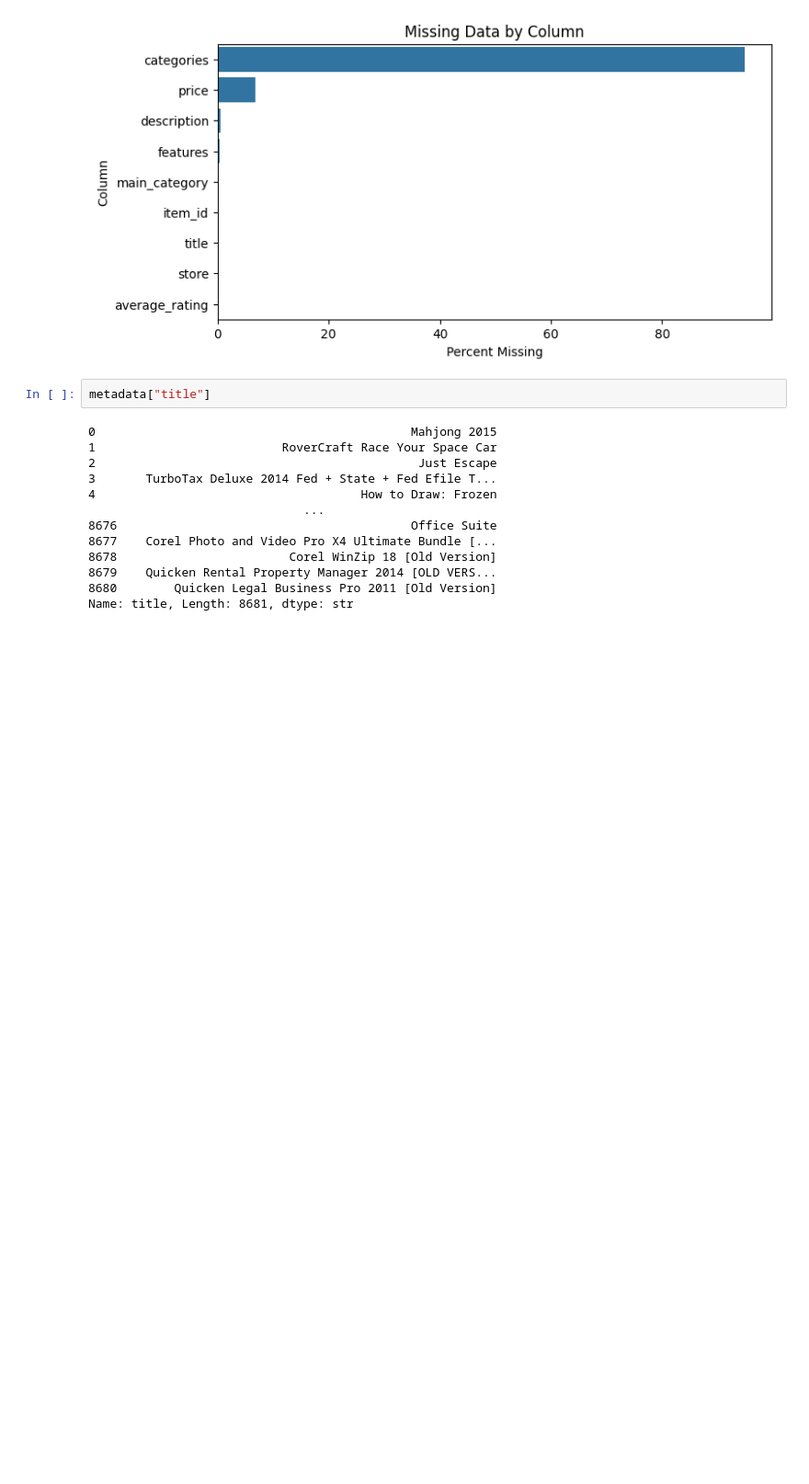
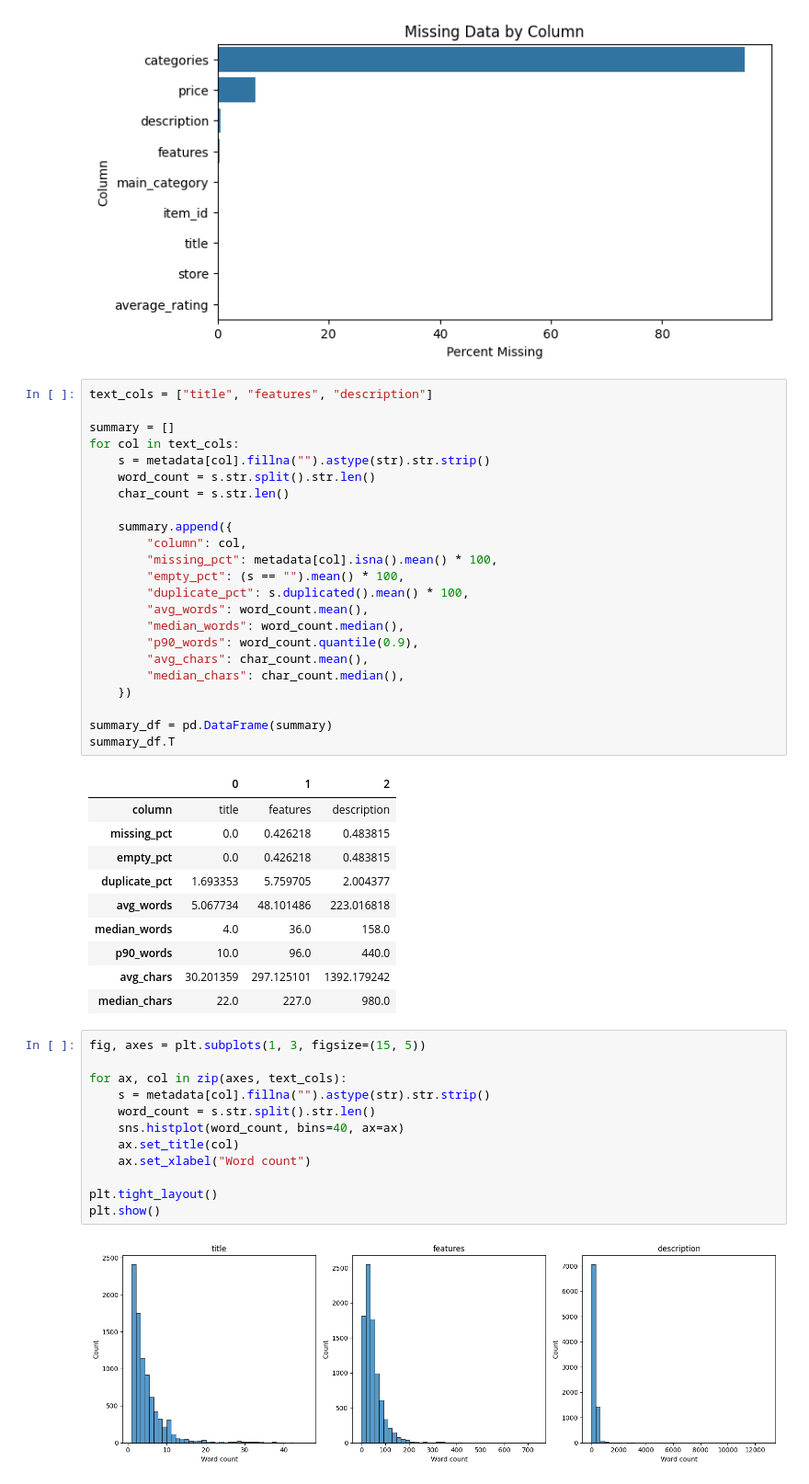
Before and after one commit to andrewscoding2018/ecs172-recommender-systems, a Jupyter notebook: assignment1/ranking.ipynb, the cells around one changed output. Shown at 92% size. Drawn from its saved outputs; the diff is of its cells as text; blank space fills up the shorter version.

```diff
--- a/assignment1/ranking.ipynb
+++ b/assignment1/ranking.ipynb
@@ -75,17 +75,50 @@ plt.show()
 # %% [output]
 [figure]
 # %%
-metadata["title"]
+text_cols = ["title", "features", "description"]
+
+summary = []
+for col in text_cols:
+    s = metadata[col].fillna("").astype(str).str.strip()
+    word_count = s.str.split().str.len()
+    char_count = s.str.len()
+
+    summary.append({
+        "column": col,
+        "missing_pct": metadata[col].isna().mean() * 100,
+        "empty_pct": (s == "").mean() * 100,
+        "duplicate_pct": s.duplicated().mean() * 100,
+        "avg_words": word_count.mean(),
+        "median_words": word_count.median(),
+        "p90_words": word_count.quantile(0.9),
+        "avg_chars": char_count.mean(),
+        "median_chars": char_count.median(),
+    })
+
+summary_df = pd.DataFrame(summary)
+summary_df.T
 # %% [output]
-0                                            Mahjong 2015
-1                          RoverCraft Race Your Space Car
-2                                             Just Escape
-3       TurboTax Deluxe 2014 Fed + State + Fed Efile T...
-4                                     How to Draw: Frozen
-                              ...
-8676                                         Office Suite
-8677    Corel Photo and Video Pro X4 Ultimate Bundle [...
-8678                        Corel WinZip 18 [Old Version]
-8679    Quicken Rental Property Manager 2014 [OLD VERS...
-8680        Quicken Legal Business Pro 2011 [Old Version]
-Name: title, Length: 8681, dtype: str
+|  | 0 | 1 | 2 |
+| column | title | features | description |
+| missing_pct | 0.0 | 0.426218 | 0.483815 |
+| empty_pct | 0.0 | 0.426218 | 0.483815 |
+| duplicate_pct | 1.693353 | 5.759705 | 2.004377 |
+| avg_words | 5.067734 | 48.101486 | 223.016818 |
+| median_words | 4.0 | 36.0 | 158.0 |
+| p90_words | 10.0 | 96.0 | 440.0 |
+| avg_chars | 30.201359 | 297.125101 | 1392.179242 |
+| median_chars | 22.0 | 227.0 | 980.0 |
+# %%
+fig, axes = plt.subplots(1, 3, figsize=(15, 5))
+
+for ax, col in zip(axes, text_cols):
+    s = metadata[col].fillna("").astype(str).str.strip()
+    word_count = s.str.split().str.len()
+    sns.histplot(word_count, bins=40, ax=ax)
+    ax.set_title(col)
+    ax.set_xlabel("Word count")
+
+plt.tight_layout()
+plt.show()
+# %% [output]
+[figure, added]
```
Also changed, not shown: parts of 2 cells of this notebook.
